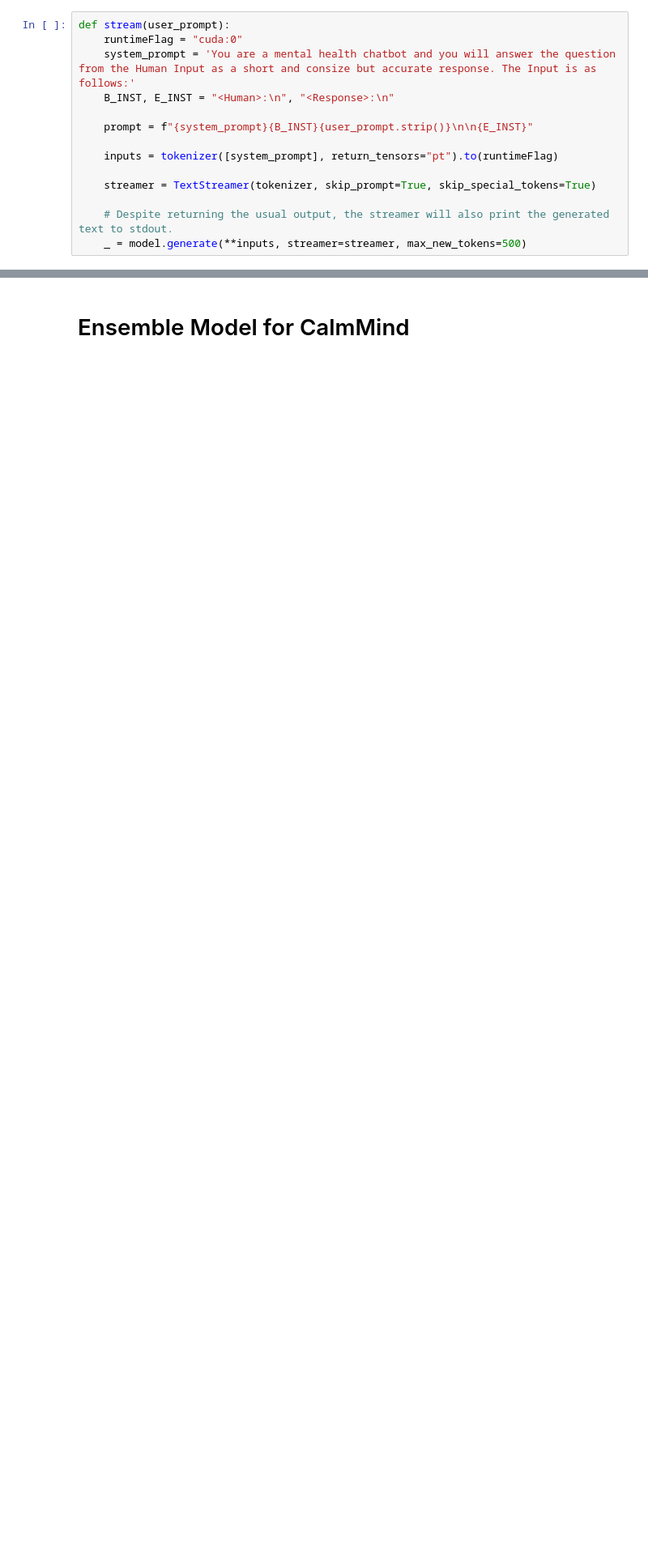
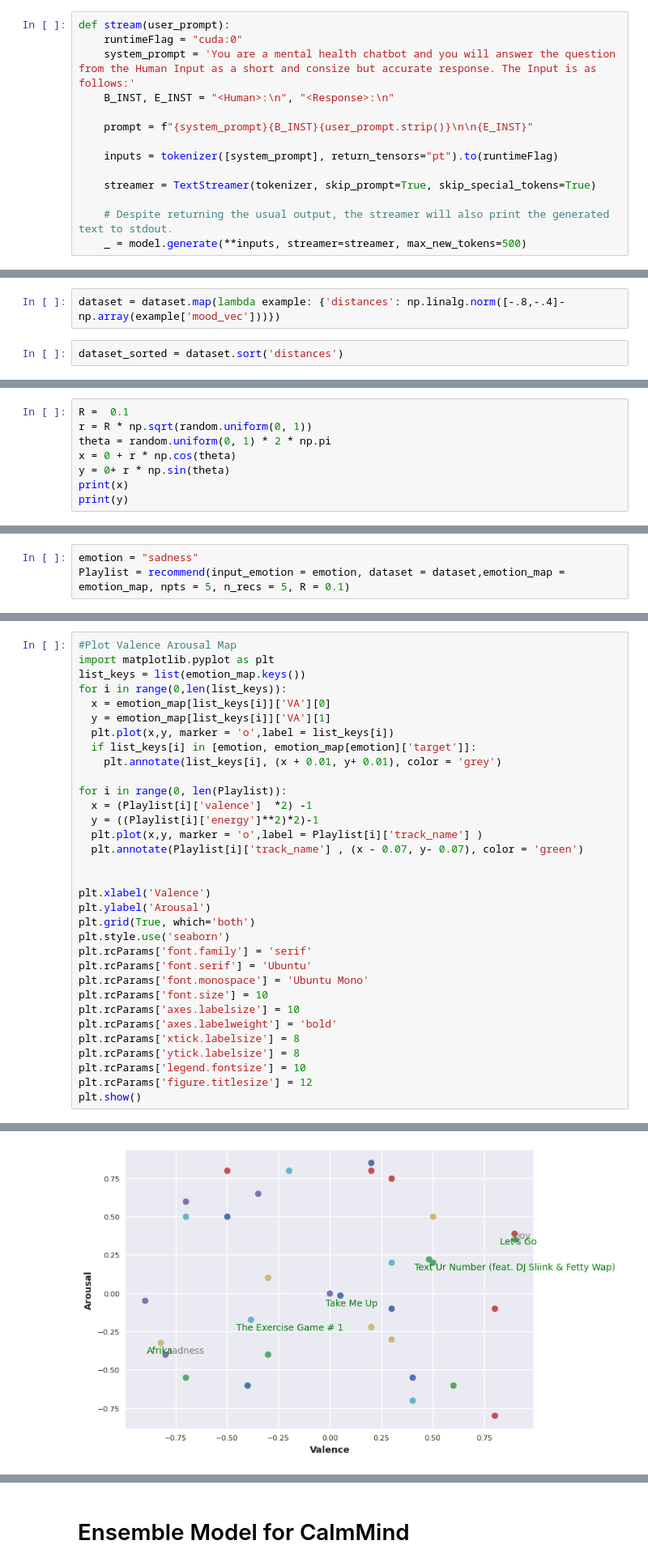
Before and after one commit to suinkangme/CalmMind-WAI-HACK-Canada, a Jupyter notebook: Therapy_LLM.ipynb, the cells around one changed output, grey strips where cells are left out. Shown: that part at 81% size. Cells and saved outputs as stored; diff of their text form; blank space fills up the shorter version.

```diff
--- a/Therapy_LLM.ipynb
+++ b/Therapy_LLM.ipynb
@@ -289,0 +494,4 @@ def stream(user_prompt):
+# %%
+dataset = dataset.map(lambda example: {'distances': np.linalg.norm([-.8,-.4]-np.array(example['mood_vec']))})
+# %%
+dataset_sorted = dataset.sort('distances')
@@ -289,0 +502,8 @@ def stream(user_prompt):
+# %%
+R =  0.1
+r = R * np.sqrt(random.uniform(0, 1))
+theta = random.uniform(0, 1) * 2 * np.pi
+x = 0 + r * np.cos(theta)
+y = 0+ r * np.sin(theta)
+print(x)
+print(y)
@@ -289,0 +581,3 @@ def stream(user_prompt):
+# %%
+emotion = "sadness"
+Playlist = recommend(input_emotion = emotion, dataset = dataset,emotion_map = emotion_map, npts = 5, n_recs = 5, R = 0.1)
@@ -289,0 +659,34 @@ def stream(user_prompt):
+# %%
+#Plot Valence Arousal Map
+import matplotlib.pyplot as plt
+list_keys = list(emotion_map.keys())
+for i in range(0,len(list_keys)):
+  x = emotion_map[list_keys[i]]['VA'][0]
+  y = emotion_map[list_keys[i]]['VA'][1]
+  plt.plot(x,y, marker = 'o',label = list_keys[i])
+  if list_keys[i] in [emotion, emotion_map[emotion]['target']]:
+    plt.annotate(list_keys[i], (x + 0.01, y+ 0.01), color = 'grey')
+
+for i in range(0, len(Playlist)):
+  x = (Playlist[i]['valence']  *2) -1
+  y = ((Playlist[i]['energy']**2)*2)-1
+  plt.plot(x,y, marker = 'o',label = Playlist[i]['track_name'] )
+  plt.annotate(Playlist[i]['track_name'] , (x - 0.07, y- 0.07), color = 'green')
+
+
+plt.xlabel('Valence')
+plt.ylabel('Arousal')
+plt.grid(True, which='both')
+plt.style.use('seaborn')
+plt.rcParams['font.family'] = 'serif'
+plt.rcParams['font.serif'] = 'Ubuntu'
+plt.rcParams['font.monospace'] = 'Ubuntu Mono'
+plt.rcParams['font.size'] = 10
+plt.rcParams['axes.labelsize'] = 10
+plt.rcParams['axes.labelweight'] = 'bold'
+plt.rcParams['xtick.labelsize'] = 8
+plt.rcParams['ytick.labelsize'] = 8
+plt.rcParams['legend.fontsize'] = 10
+plt.rcParams['figure.titlesize'] = 12
+plt.show()
+# %% [output]
@@ -289,0 +710 @@ def stream(user_prompt):
+[figure, added]
```
Also changed, not shown: parts of 38 cells of this notebook.
